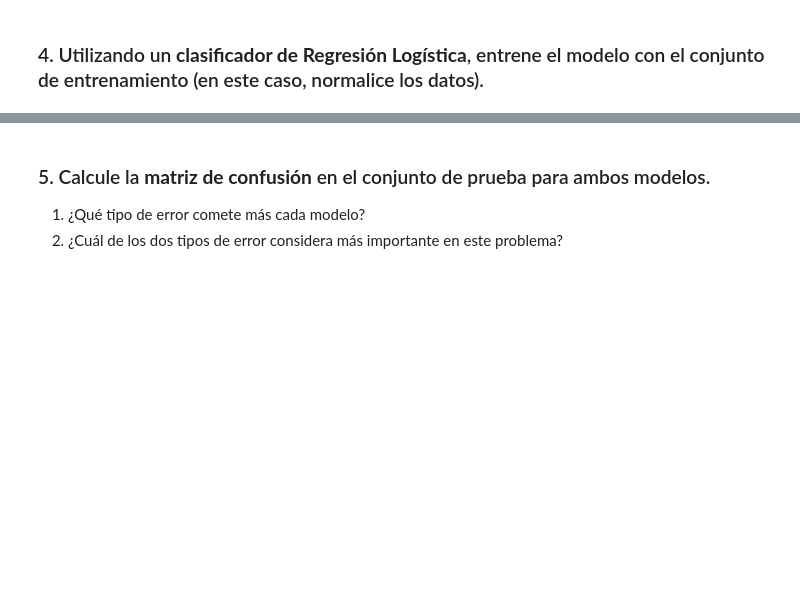
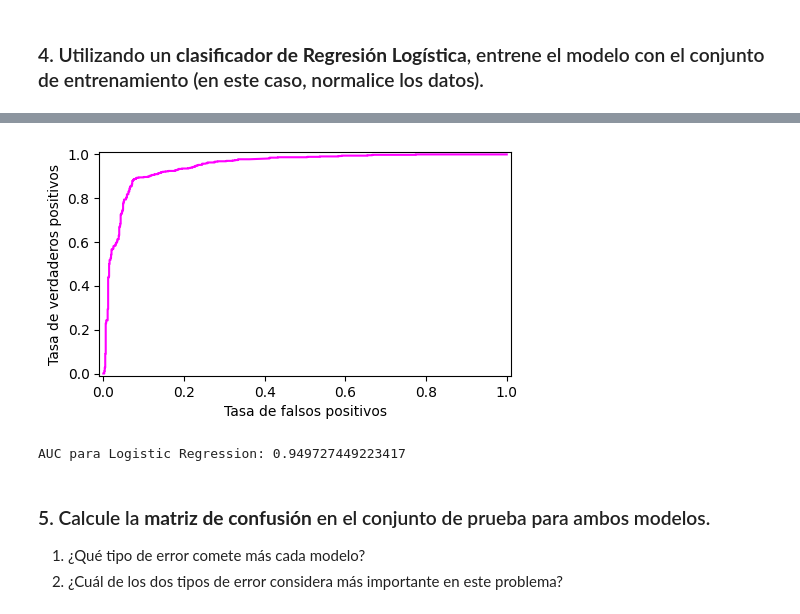
Before and after one commit to gasper-az/intro_ia, a Jupyter notebook: resoluciones_tp/tp_03/resolucion.ipynb, the cells around one changed output, grey strips where cells are left out. Drawn from its saved outputs; the diff is of its cells as text; code cells hidden in the pictures; blank space fills up the shorter version.

```diff
--- a/resoluciones_tp/tp_03/resolucion.ipynb
+++ b/resoluciones_tp/tp_03/resolucion.ipynb
@@ -305,0 +317,3 @@ plt.tight_layout();
+# %%
+columns_names = dataset.columns.tolist()
+columns_names.remove(spam_col)
@@ -306,3 +413,25 @@ plt.tight_layout();
+# %%
+p_logistic_regression_pred = logistic_regression_model.predict_proba(X_test)
+# %%
+colors = ["#00FFFF", "#FF00FF", "#FF1493", "#00BFFF", "#FF6347"]
+
+fpr_lr, tpr_lr, thr_lr = roc_curve(y_test, p_logistic_regression_pred[:, 1])
+
+plt.figure(figsize=(5, 3))
+plt.plot(fpr_lr, tpr_lr, color=colors[1])
+plt.xlim([-0.01, 1.01])
+plt.ylim([-0.01, 1.01])
+plt.xlabel("Tasa de falsos positivos")
+plt.ylabel("Tasa de verdaderos positivos")
+plt.tight_layout();
+# %% [output]
+[figure, added]
+# %%
+auc_logistic_regression = auc(fpr_lr, tpr_lr)
+
+print(f"AUC para Logistic Regression: {auc_logistic_regression}")
+# %% [output]
+AUC para Logistic Regression: 0.949727449223417
 # %% [markdown]
 ### 5. Calcule la **matriz de confusión** en el conjunto de prueba para ambos modelos.
 
```
Also changed, not shown: parts of 16 cells of this notebook.
